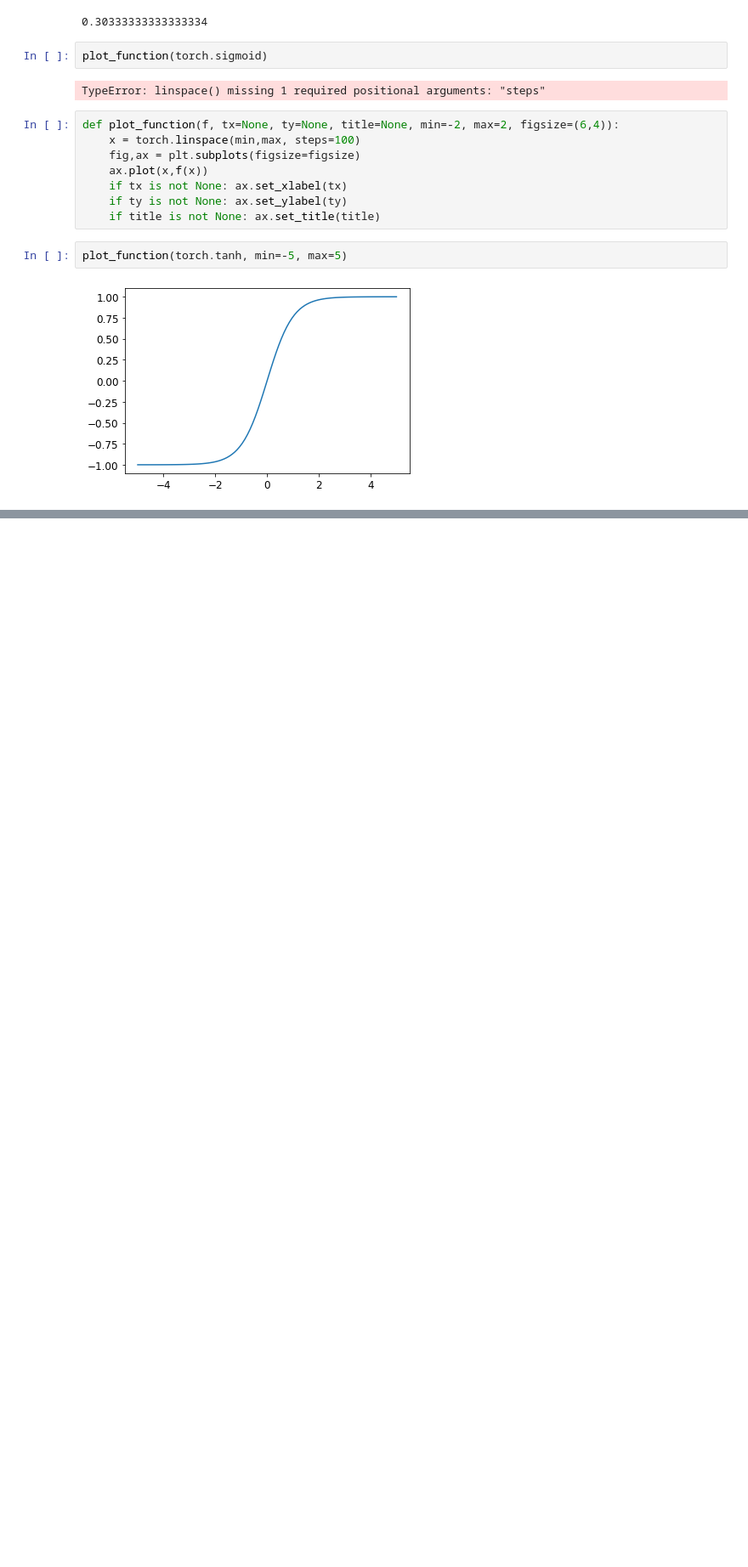
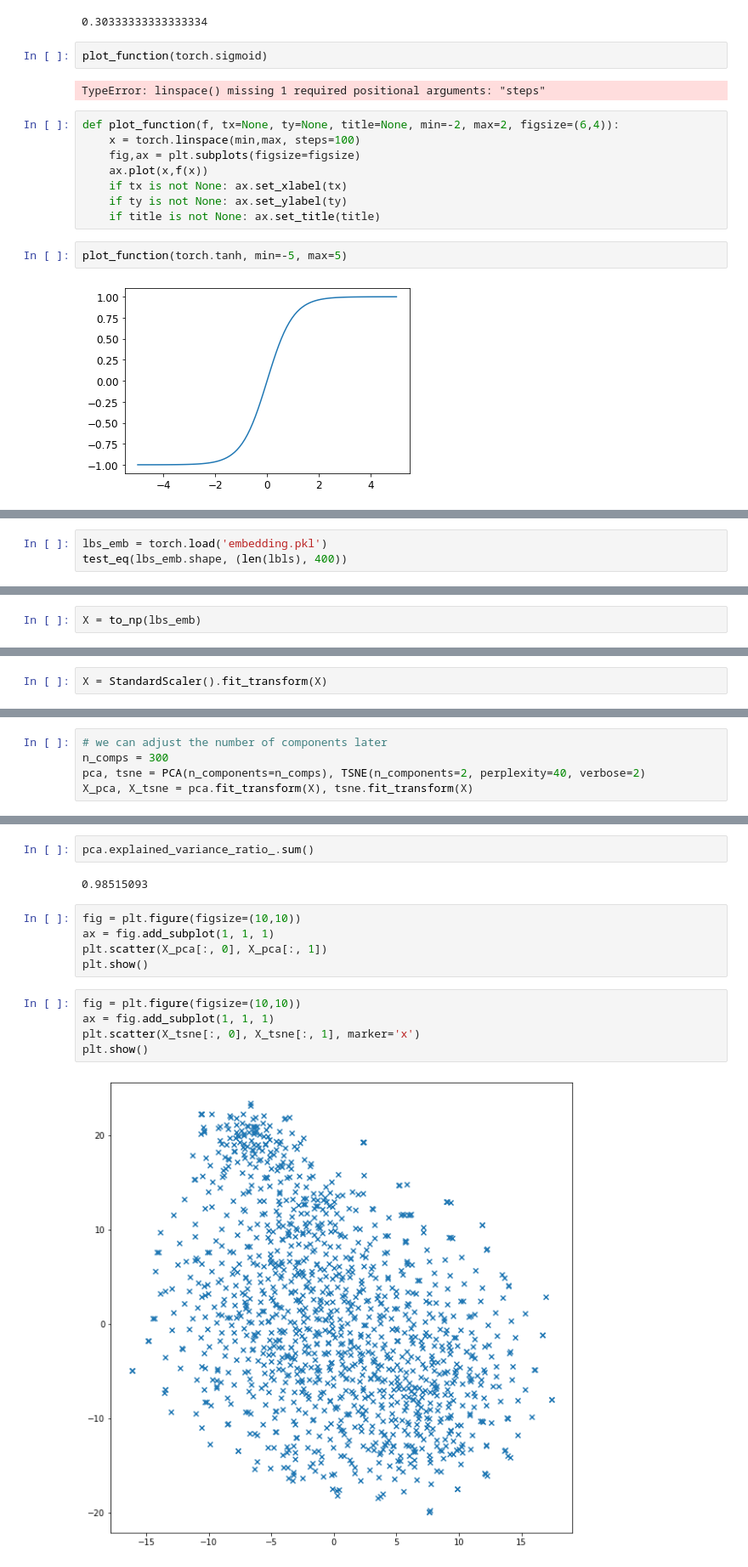
Before and after one commit to debjyotiSRoy/xcube_old, a Jupyter notebook: nbs/examples/mimic/sample/mimic3-9k_sample.ipynb, the cells around one changed output, grey strips where cells are left out. Shown at 85% size. Saved outputs shown, nothing was run; the diff lists cells and outputs as text; blank space fills up the shorter version.

Commit message:
working on colab model to learn label embeddings

```diff
--- a/nbs/examples/mimic/sample/mimic3-9k_sample.ipynb
+++ b/nbs/examples/mimic/sample/mimic3-9k_sample.ipynb
@@ -1221,0 +1251,3 @@ plot_function(torch.tanh, min=-5, max=5)
+# %%
+lbs_emb = torch.load('embedding.pkl')
+test_eq(lbs_emb.shape, (len(lbls), 400))
@@ -1221,0 +1256,2 @@ plot_function(torch.tanh, min=-5, max=5)
+# %%
+X = to_np(lbs_emb)
@@ -1221,0 +1260,2 @@ plot_function(torch.tanh, min=-5, max=5)
+# %%
+X = StandardScaler().fit_transform(X)
@@ -1221,0 +1264,5 @@ plot_function(torch.tanh, min=-5, max=5)
+# %%
+# we can adjust the number of components later
+n_comps = 300
+pca, tsne = PCA(n_components=n_comps), TSNE(n_components=2, perplexity=40, verbose=2)
+X_pca, X_tsne = pca.fit_transform(X), tsne.fit_transform(X)
@@ -1221,0 +1287,16 @@ plot_function(torch.tanh, min=-5, max=5)
+# %%
+pca.explained_variance_ratio_.sum()
+# %% [output]
+0.98515093
+# %%
+fig = plt.figure(figsize=(10,10))
+ax = fig.add_subplot(1, 1, 1)
+plt.scatter(X_pca[:, 0], X_pca[:, 1])
+plt.show()
+# %%
+fig = plt.figure(figsize=(10,10))
+ax = fig.add_subplot(1, 1, 1)
+plt.scatter(X_tsne[:, 0], X_tsne[:, 1], marker='x')
+plt.show()
+# %% [output]
+[figure, added]
```
Also changed, not shown: parts of 72 cells of this notebook.
